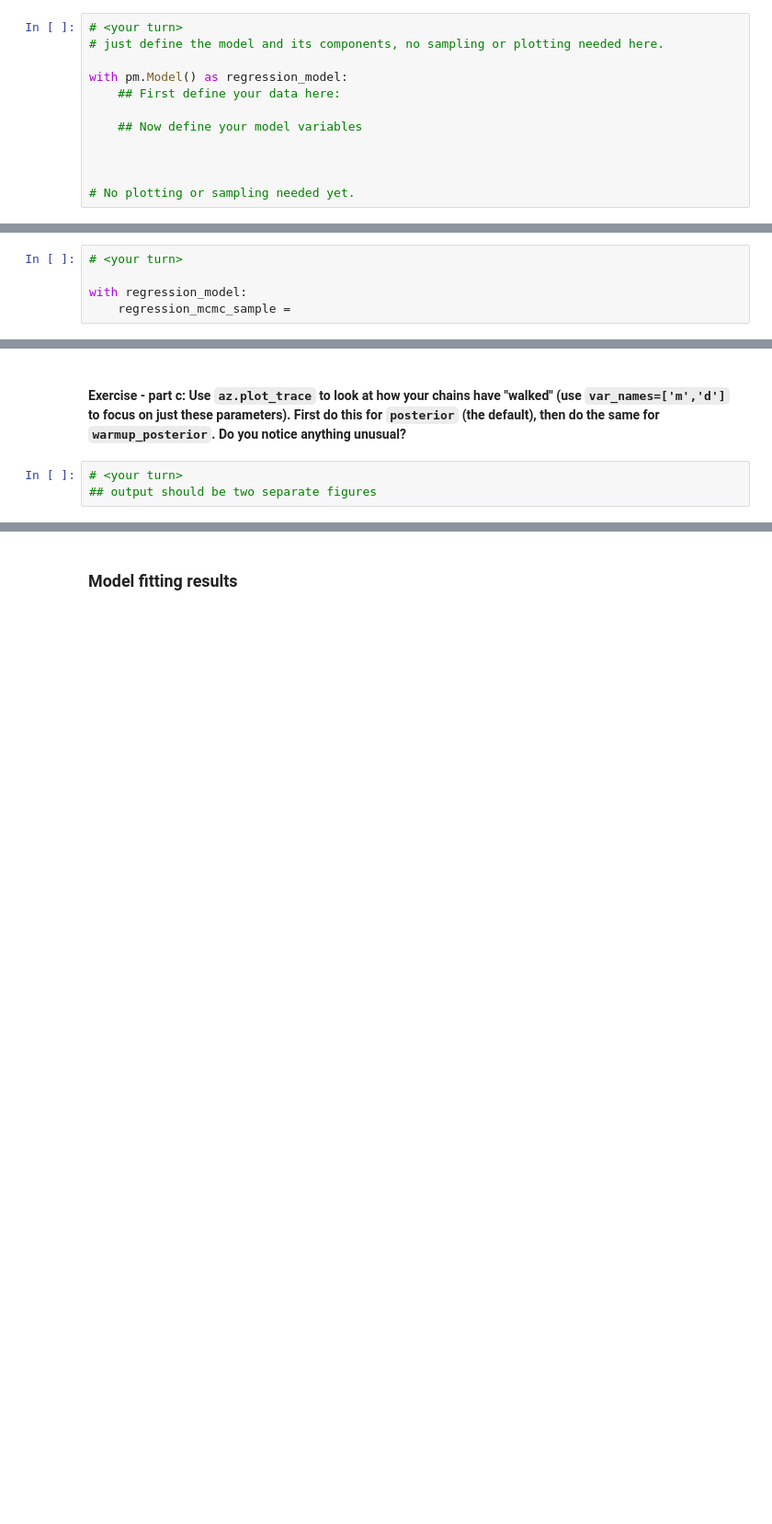
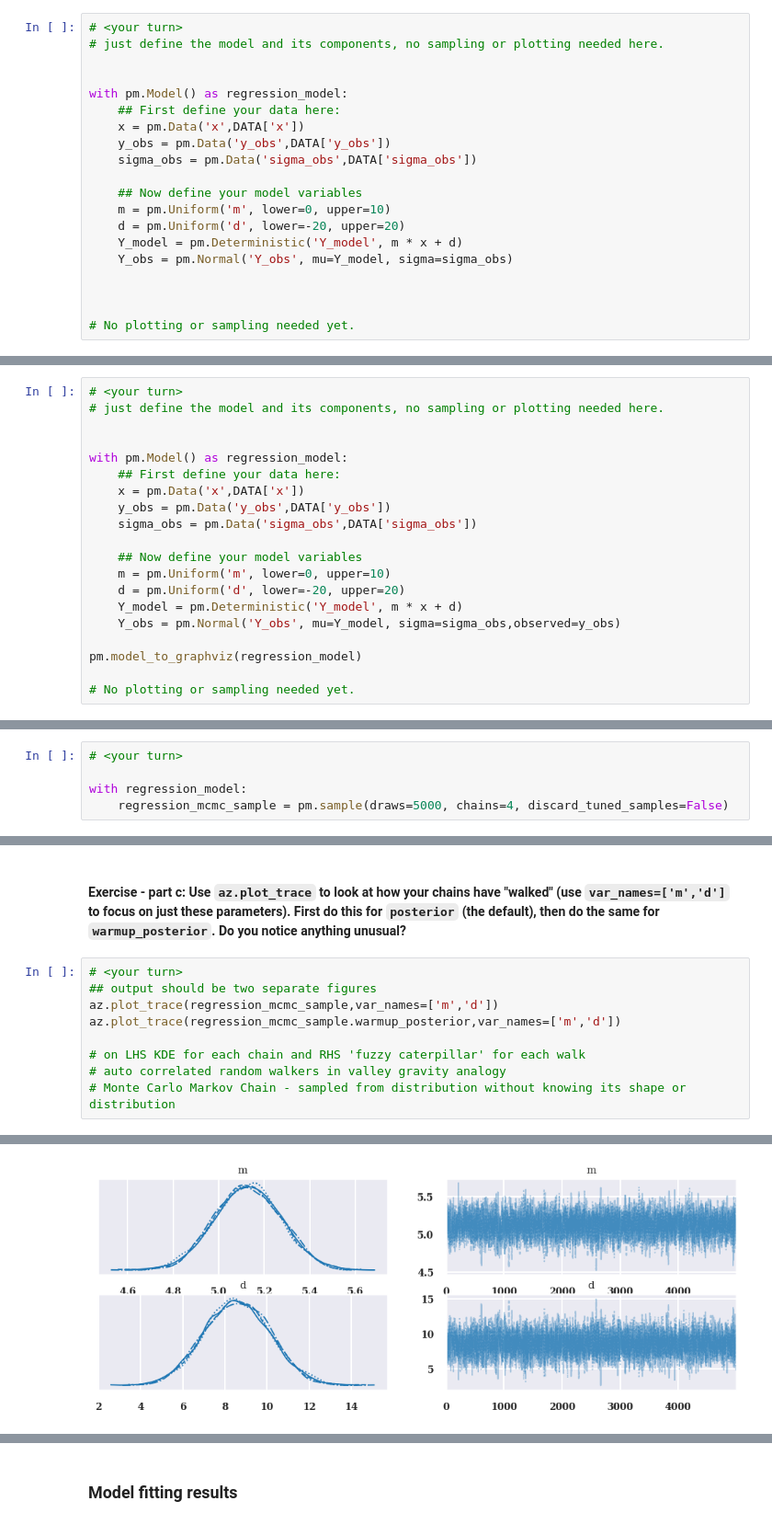
Before and after one commit to CobusL/PHYS4003-tutorials, a Jupyter notebook: Tutorials/T2_update_part1-answers_halfway.ipynb, the cells around one changed output, grey strips where cells are left out. Shown at 92% size. Cells and saved outputs as stored; diff of their text form; blank space fills up the shorter version.

```diff
--- a/Tutorials/T2_update_part1-answers_halfway.ipynb
+++ b/Tutorials/T2_update_part1-answers_halfway.ipynb
@@ -372,10 +368,18 @@ and we remember that we consider $\hat{y}_{\rm{obs}} = [\hat{y}_1,\cdots,\hat{y}
 # <your turn>
 # just define the model and its components, no sampling or plotting needed here.
 
+
 with pm.Model() as regression_model:
     ## First define your data here:
+    x = pm.Data('x',DATA['x'])
+    y_obs = pm.Data('y_obs',DATA['y_obs'])
+    sigma_obs = pm.Data('sigma_obs',DATA['sigma_obs'])
 
     ## Now define your model variables
+    m = pm.Uniform('m', lower=0, upper=10)
+    d = pm.Uniform('d', lower=-20, upper=20)
+    Y_model = pm.Deterministic('Y_model', m * x + d)
+    Y_obs = pm.Normal('Y_obs', mu=Y_model, sigma=sigma_obs)
 
 
 
@@ -387,3 +394,23 @@ with pm.Model() as regression_model:
 # %% [markdown]
 #### Exercise - part c: Our model has a problem, can you spot it? fix the issue in the cell below and replot the plate notation.
 (*hint: where is the link between our data and $\hat{Y}_{\rm{obs}}$ variable?*)
+# %%
+# <your turn>
+# just define the model and its components, no sampling or plotting needed here.
+
+
+with pm.Model() as regression_model:
+    ## First define your data here:
+    x = pm.Data('x',DATA['x'])
+    y_obs = pm.Data('y_obs',DATA['y_obs'])
+    sigma_obs = pm.Data('sigma_obs',DATA['sigma_obs'])
+
+    ## Now define your model variables
+    m = pm.Uniform('m', lower=0, upper=10)
+    d = pm.Uniform('d', lower=-20, upper=20)
+    Y_model = pm.Deterministic('Y_model', m * x + d)
+    Y_obs = pm.Normal('Y_obs', mu=Y_model, sigma=sigma_obs,observed=y_obs)
+
+pm.model_to_graphviz(regression_model)
+
+# No plotting or sampling needed yet.
@@ -409,4 +438,4 @@ Note that we are now actually performing MCMC (and not MC).
 # <your turn>
 
 with regression_model:
-    regression_mcmc_sample =
+    regression_mcmc_sample = pm.sample(draws=5000, chains=4, discard_tuned_samples=False)
@@ -419,3 +460,10 @@ with regression_model:
 # %%
 # <your turn>
 ## output should be two separate figures
+az.plot_trace(regression_mcmc_sample,var_names=['m','d'])
+az.plot_trace(regression_mcmc_sample.warmup_posterior,var_names=['m','d'])
+
+# on LHS KDE for each chain and RHS 'fuzzy caterpillar' for each walk
+# auto correlated random walkers in valley gravity analogy
+# Monte Carlo Markov Chain - sampled from distribution without knowing its shape or distribution
+# %% [output]
@@ -421,0 +473 @@ with regression_model:
+[figure, added]
```
Also changed, not shown: parts of 22 cells of this notebook.
